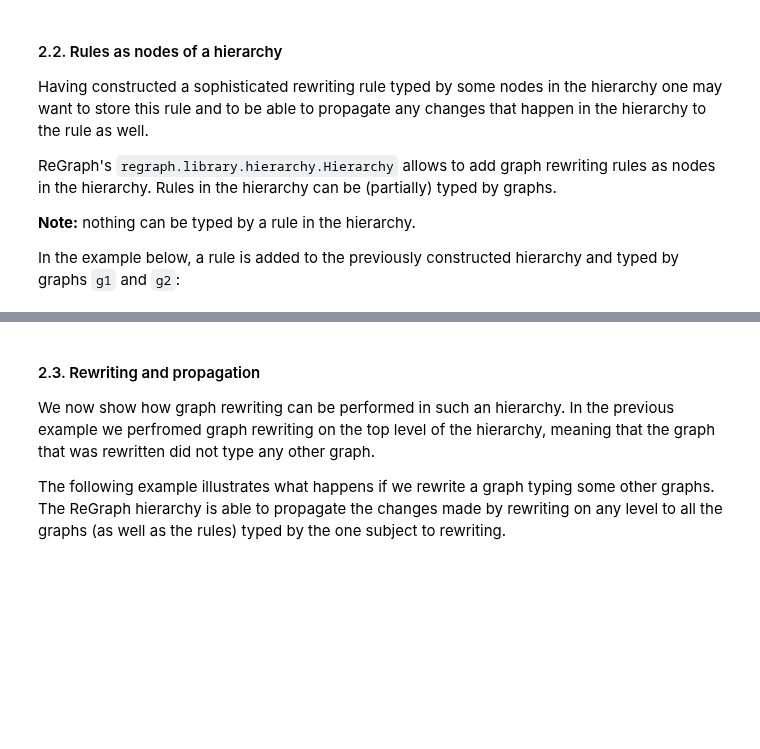
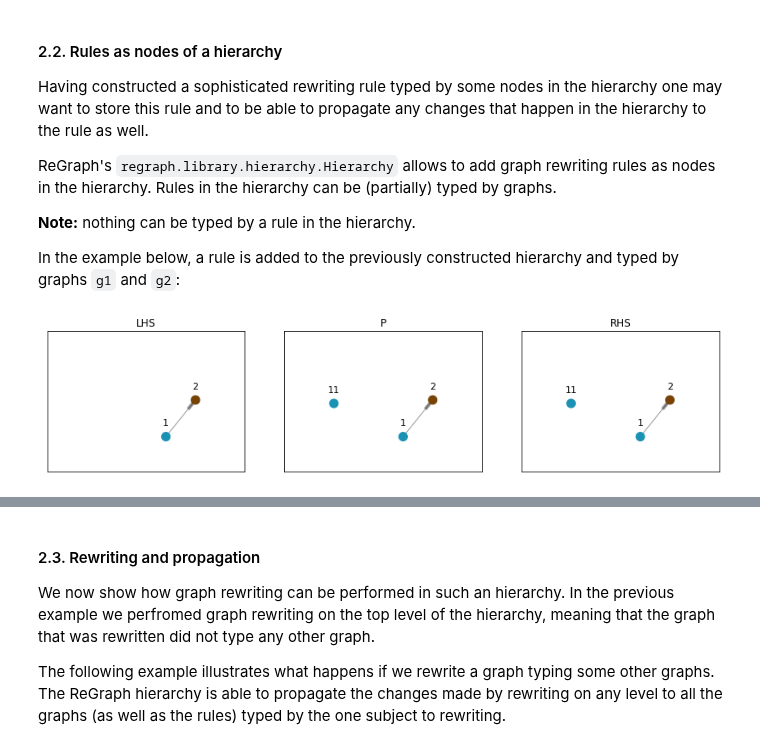
Before and after one commit to Kappa-Dev/ReGraph, a Jupyter notebook: examples/ReGraph_demo.ipynb, the cells around one changed output, grey strips where cells are left out. Saved outputs shown, nothing was run; the diff lists cells and outputs as text; code cells hidden in the pictures; blank space fills up the shorter version.

```diff
--- a/examples/ReGraph_demo.ipynb
+++ b/examples/ReGraph_demo.ipynb
@@ -638,6 +613,10 @@ rhs_typing2 = {1: "good_circle", 11: "good_circle", 2: "good_square"}
 
 hierarchy.add_rule_typing("r1", "g1", lhs_typing1, rhs_typing1)
 hierarchy.add_rule_typing("r1", "g2", lhs_typing2, rhs_typing2)
+# %%
+plot_rule(r1)
+# %% [output]
+[figure, added]
 # %%
 print(hierarchy)
 # %% [output]
```
Also changed, not shown: parts of 40 cells of this notebook, 2 other files.
